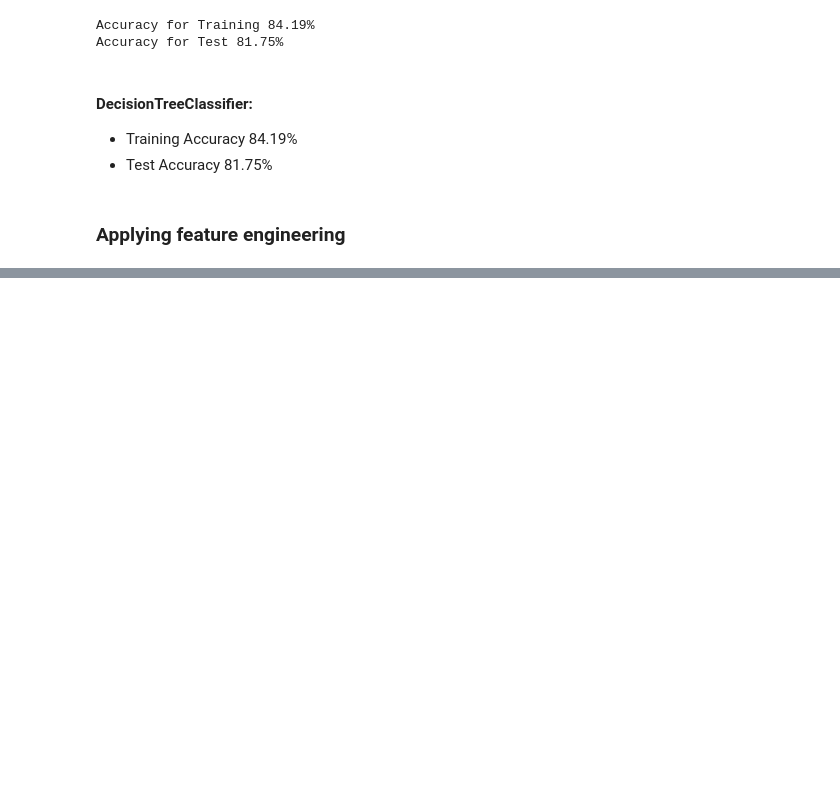
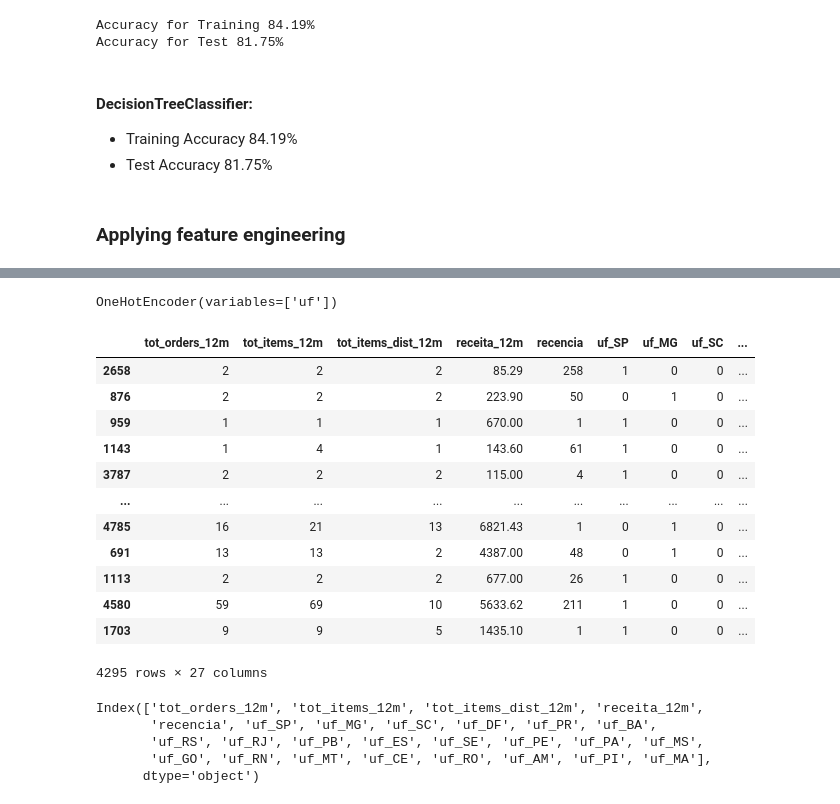
Before and after one commit to DellaCortef/supervised-learning-classification-pipeline, a Jupyter notebook: machine-learning-classification-pipeline.ipynb, the cells around one changed output, grey strips where cells are left out. Cells and saved outputs as stored; diff of their text form; code cells hidden in the pictures; blank space fills up the shorter version.

Commit message:
applying feature-engine and creating new columns + applying onehotencode

```diff
--- a/machine-learning-classification-pipeline.ipynb
+++ b/machine-learning-classification-pipeline.ipynb
@@ -363,0 +387,35 @@ Accuracy for Test 81.75%
+# %%
+# transformation of my DataFrame for use in the ML model
+
+# applying OneHotEncoder to categorical variables
+ohe = OneHotEncoder(variables=cat_vars)
+ohe.fit(X_train)
+# %% [output]
+OneHotEncoder(variables=['uf'])
+# %%
+# applying OneHotEncoder to variable ['uf']
+ohe.transform(X_train)
+# %% [output]
+|  | tot_orders_12m | tot_items_12m | tot_items_dist_12m | receita_12m | recencia | uf_SP | uf_MG | uf_SC | ... |
+| 2658 | 2 | 2 | 2 | 85.29 | 258 | 1 | 0 | 0 | ... |
+| 876 | 2 | 2 | 2 | 223.90 | 50 | 0 | 1 | 0 | ... |
+| 959 | 1 | 1 | 1 | 670.00 | 1 | 1 | 0 | 0 | ... |
+| 1143 | 1 | 4 | 1 | 143.60 | 61 | 1 | 0 | 0 | ... |
+| 3787 | 2 | 2 | 2 | 115.00 | 4 | 1 | 0 | 0 | ... |
+| ... | ... | ... | ... | ... | ... | ... | ... | ... | ... |
+| 4785 | 16 | 21 | 13 | 6821.43 | 1 | 0 | 1 | 0 | ... |
+| 691 | 13 | 13 | 2 | 4387.00 | 48 | 0 | 1 | 0 | ... |
+| 1113 | 2 | 2 | 2 | 677.00 | 26 | 1 | 0 | 0 | ... |
+| 4580 | 59 | 69 | 10 | 5633.62 | 211 | 1 | 0 | 0 | ... |
+| 1703 | 9 | 9 | 5 | 1435.10 | 1 | 1 | 0 | 0 | ... |
+4295 rows × 27 columns
+# %%
+# after counting the columns in training and testing, it is clear that there are
+# 4 extra columns in training
+ohe.transform(X_train).columns
+# %% [output]
+Index(['tot_orders_12m', 'tot_items_12m', 'tot_items_dist_12m', 'receita_12m',
+       'recencia', 'uf_SP', 'uf_MG', 'uf_SC', 'uf_DF', 'uf_PR', 'uf_BA',
+       'uf_RS', 'uf_RJ', 'uf_PB', 'uf_ES', 'uf_SE', 'uf_PE', 'uf_PA', 'uf_MS',
+       'uf_GO', 'uf_RN', 'uf_MT', 'uf_CE', 'uf_RO', 'uf_AM', 'uf_PI', 'uf_MA'],
+      dtype='object')
```
Also changed, not shown: parts of 3 cells of this notebook.
